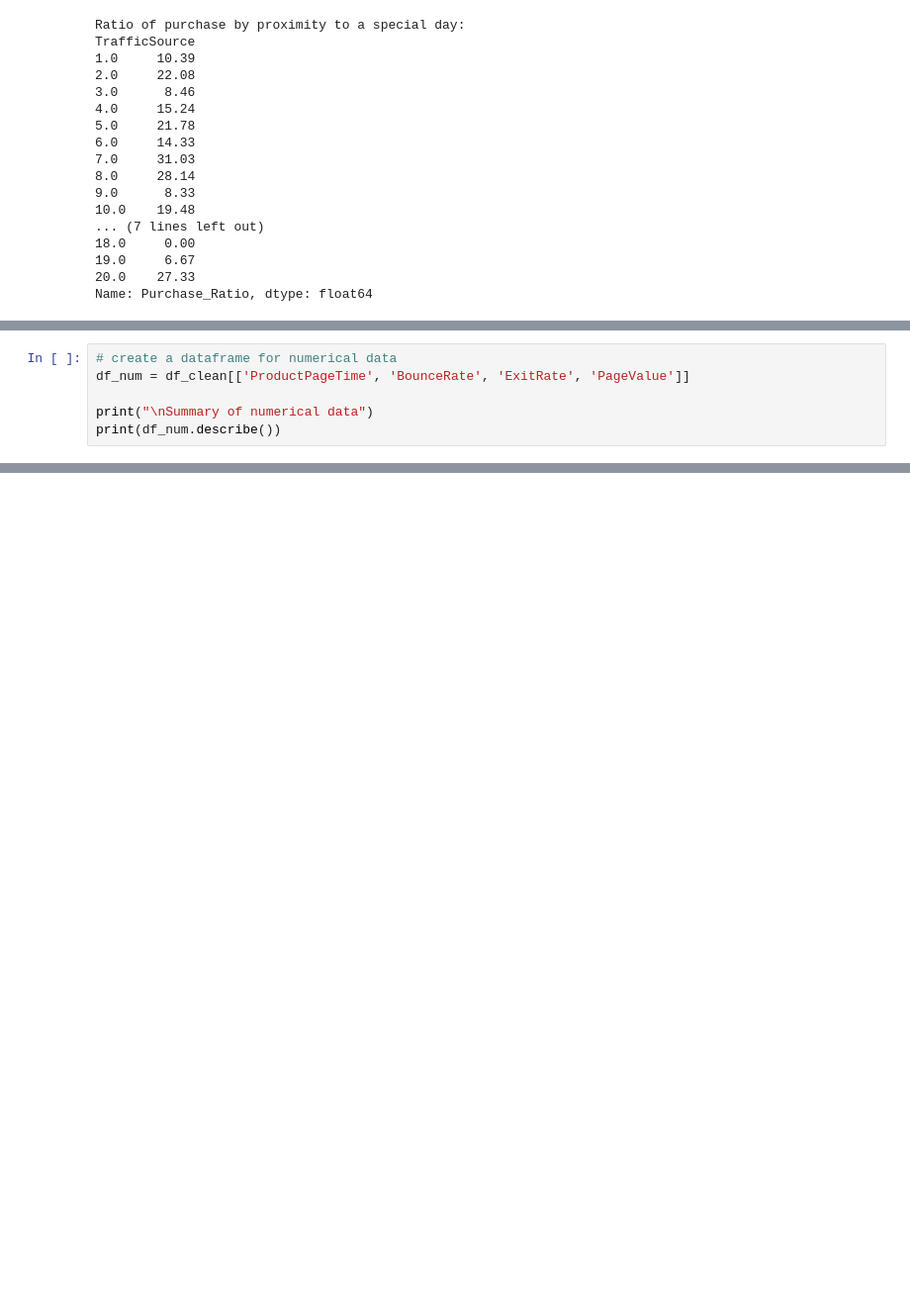
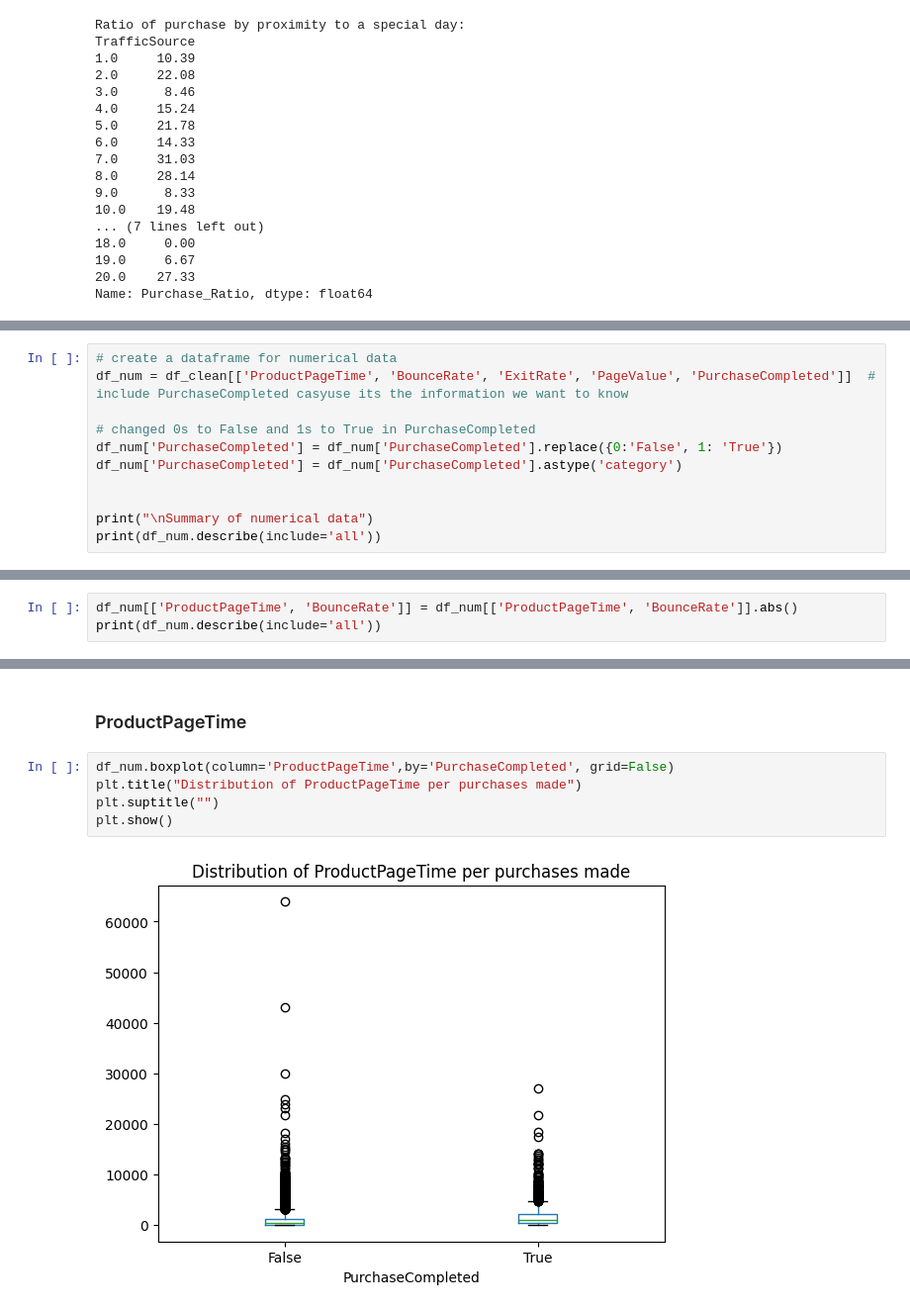
Before and after one commit to R00k3y/EDA_ML_Ecommerce, a Jupyter notebook: eda.ipynb, the cells around one changed output, grey strips where cells are left out. Shown at 99% size. Drawn from its saved outputs; the diff is of its cells as text; blank space fills up the shorter version.

Commit message:
prog - included vizualizations

```diff
--- a/eda.ipynb
+++ b/eda.ipynb
@@ -383,8 +381,13 @@ Name: Purchase_Ratio, dtype: float64
 # %%
 # create a dataframe for numerical data
-df_num = df_clean[['ProductPageTime', 'BounceRate', 'ExitRate', 'PageValue']]
+df_num = df_clean[['ProductPageTime', 'BounceRate', 'ExitRate', 'PageValue', 'PurchaseCompleted']]  # include PurchaseCompleted casyuse its the information we want to know
+
+# changed 0s to False and 1s to True in PurchaseCompleted
+df_num['PurchaseCompleted'] = df_num['PurchaseCompleted'].replace({0:'False', 1: 'True'})
+df_num['PurchaseCompleted'] = df_num['PurchaseCompleted'].astype('category')
+
 
 print("\nSummary of numerical data")
-print(df_num.describe())
+print(df_num.describe(include='all'))
 # %% [output]
 Summary of numerical data
@@ -399,0 +412,3 @@ max       63973.522230     0.200000     0.200000   361.763742
+# %%
+df_num[['ProductPageTime', 'BounceRate']] = df_num[['ProductPageTime', 'BounceRate']].abs()
+print(df_num.describe(include='all'))
@@ -399,0 +433,9 @@ max       63973.522230     0.200000     0.200000   361.763742
+# %% [markdown]
+### ProductPageTime
+# %%
+df_num.boxplot(column='ProductPageTime',by='PurchaseCompleted', grid=False)
+plt.title("Distribution of ProductPageTime per purchases made")
+plt.suptitle("")
+plt.show()
+# %% [output]
+[figure, added]
```
Also changed, not shown: parts of 38 cells of this notebook.
